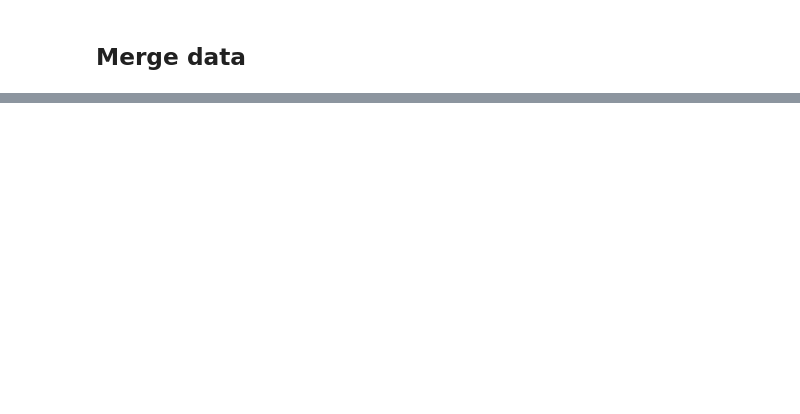
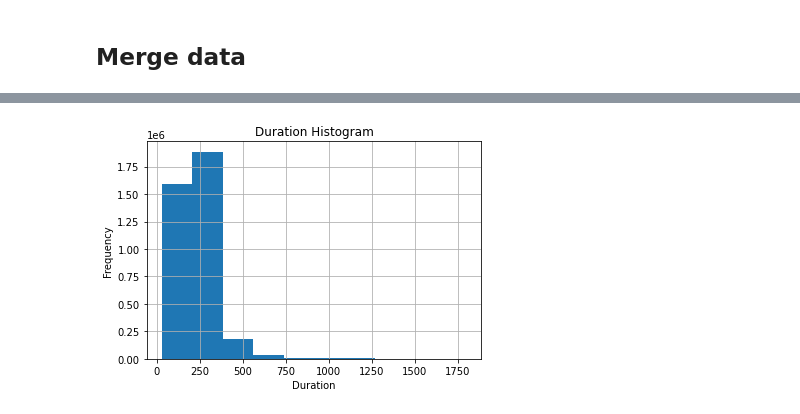
Before and after one commit to OliviaXu312/Spotify_recommendation_system-, a Jupyter notebook: Data_Cleaning.ipynb, the cells around one changed output, grey strips where cells are left out. Cells and saved outputs as stored; diff of their text form; code cells hidden in the pictures; blank space fills up the shorter version.

```diff
--- a/Data_Cleaning.ipynb
+++ b/Data_Cleaning.ipynb
@@ -81,0 +179,8 @@ Py4JJavaError: An error occurred while calling o80.count.
+# %%
+fig3 = ddd['duration'].hist()
+fig3.set_title('Duration Histogram')
+fig3.set_xlabel('Duration')
+fig3.set_ylabel('Frequency')
+plt.savefig('Duration.png')
+# %% [output]
+[figure, added]
```
Also changed, not shown: parts of 27 cells of this notebook.
